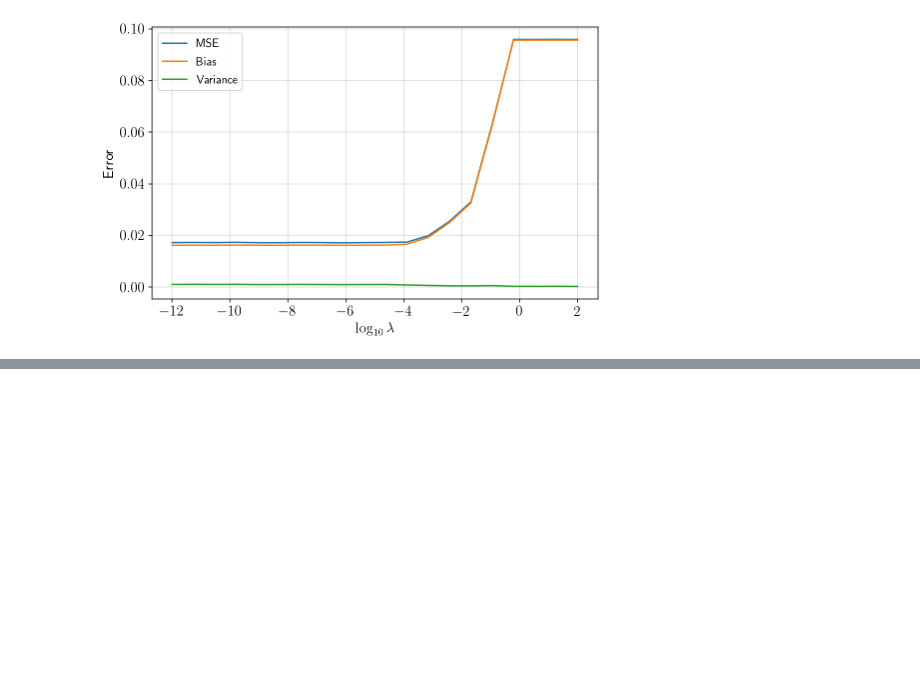
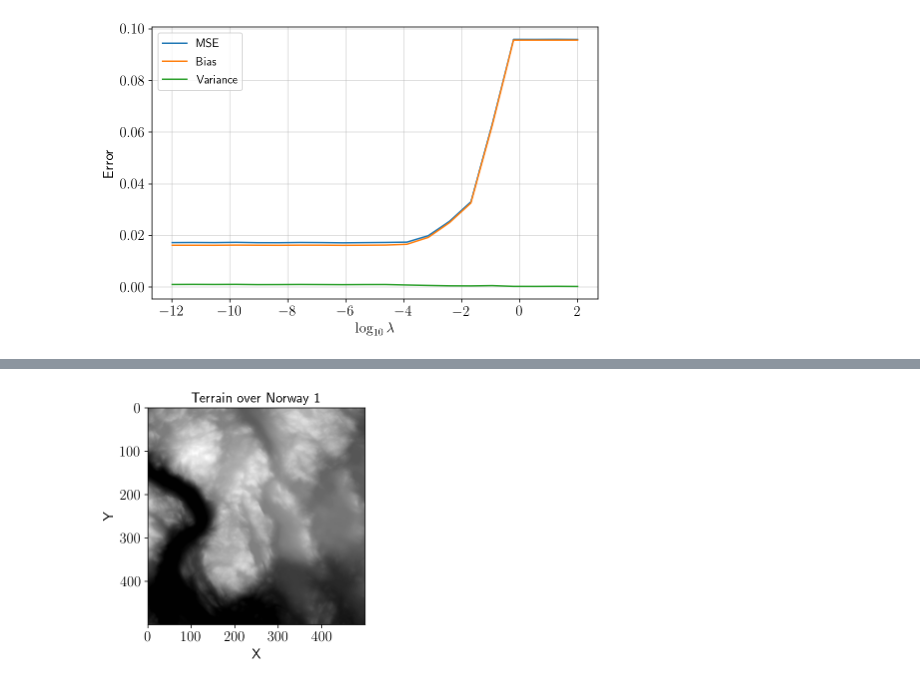
Before and after one commit to erikasan/fys-stk, a Jupyter notebook: project1/fysstk_p1_with_mylearn.ipynb, the cells around one changed output, grey strips where cells are left out. Drawn from its saved outputs; the diff is of its cells as text; code cells hidden in the pictures; blank space fills up the shorter version.

```diff
--- a/project1/fysstk_p1_with_mylearn.ipynb
+++ b/project1/fysstk_p1_with_mylearn.ipynb
@@ -451,0 +530,24 @@ fig.savefig(fig_path("bias_variance_lasso.png"), dpi=300)
+# %%
+# Load the terrain
+terrain = imread('SRTM_data_Norway_1.tif')
+
+N = 500
+deg = 5 # polynomial order
+terrain = terrain[:N,:N]
+# Creates mesh of image pixels
+x = np.linspace(0, 1, np.shape(terrain)[0])
+y = np.linspace(0, 1, np.shape(terrain)[1])
+x_mesh, y_mesh = np.meshgrid(x, y)
+
+z = terrain
+X = designMatrix(x_mesh, y_mesh, deg, with_intercept=False)
+
+# Show the terrain
+plt.figure()
+plt.title('Terrain over Norway 1')
+plt.imshow(terrain, cmap='gray')
+plt.xlabel('X')
+plt.ylabel('Y')
+plt.show()
+# %% [output]
+[figure, added]
```
Also changed, not shown: parts of 11 cells of this notebook, 6 other files.
